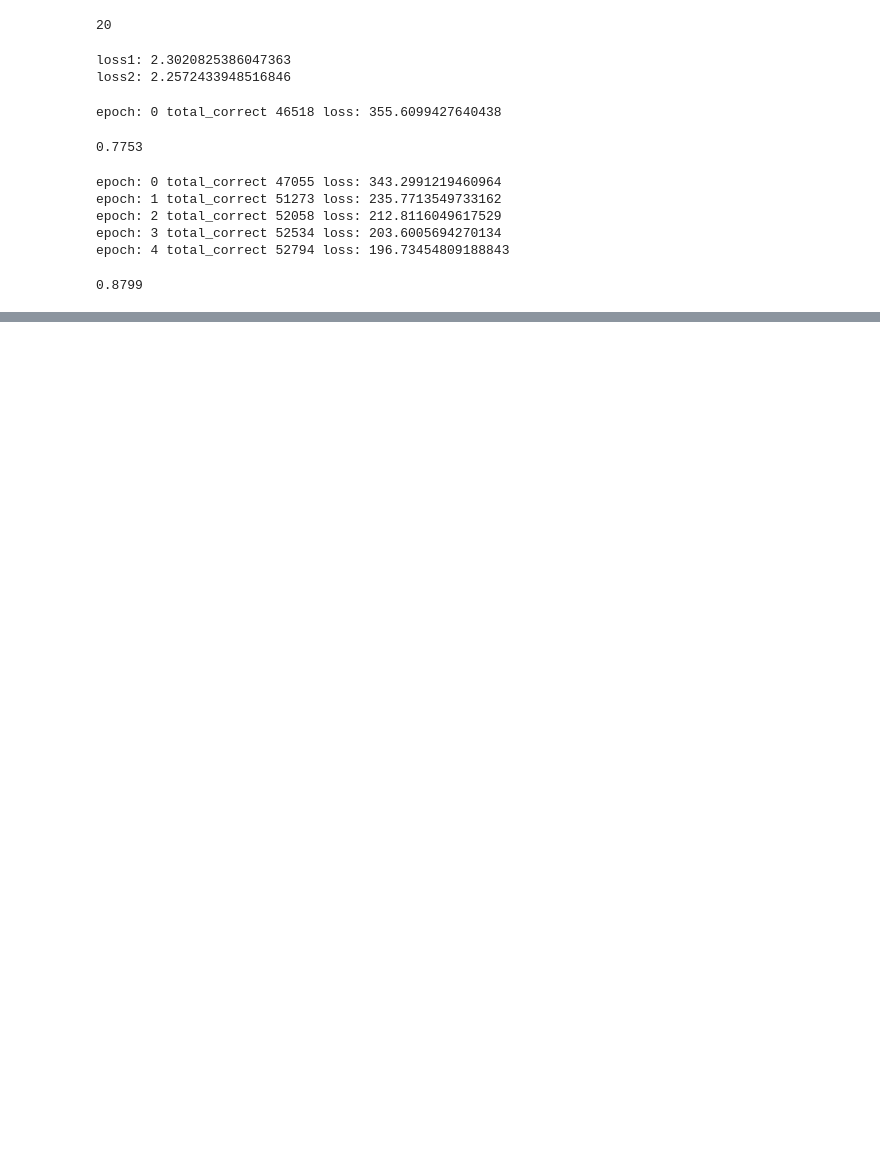
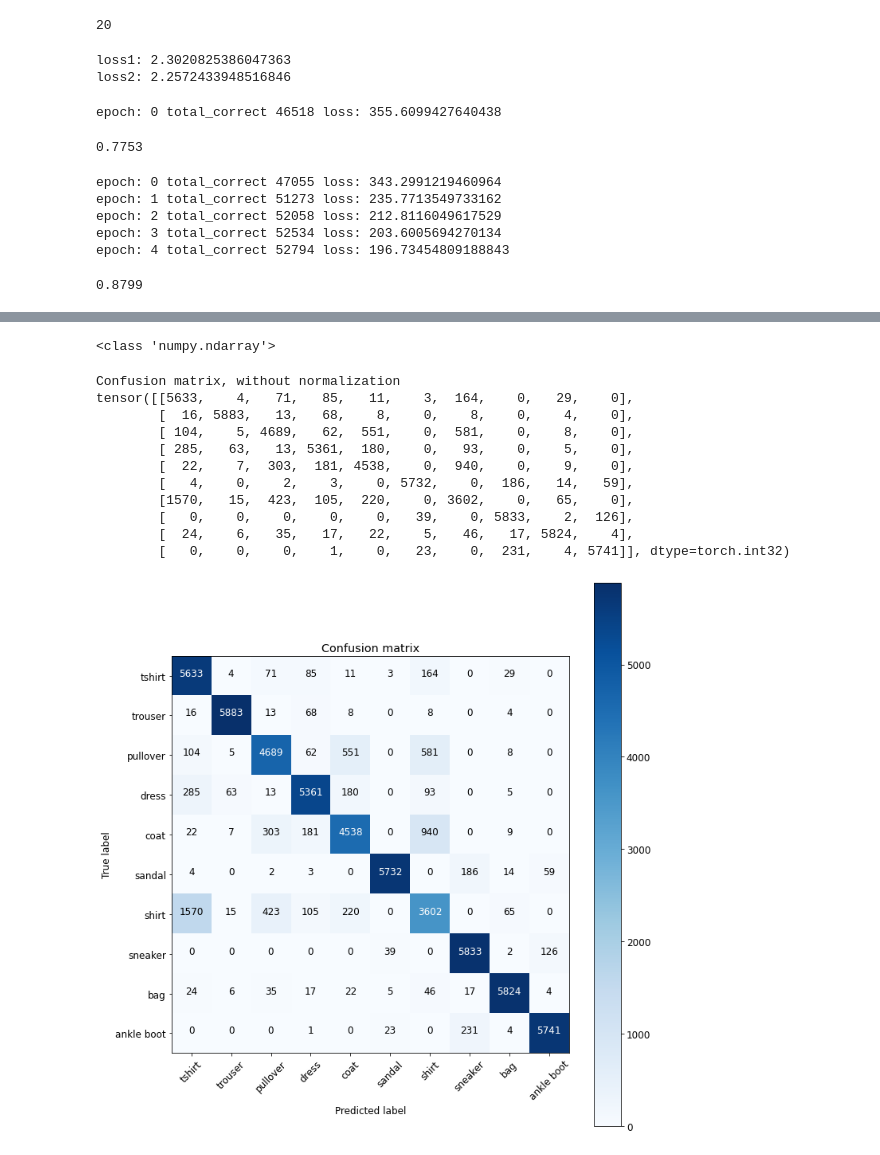
Before and after one commit to slabban/machine_learning_courses, a Jupyter notebook: pytorch_fastai/Notebooks/learning/deep_lizard/deeplizard_fashionMNIST.ipynb, the cells around one changed output, grey strips where cells are left out. Cells and saved outputs as stored; diff of their text form; code cells hidden in the pictures; blank space fills up the shorter version.

Commit message:
Continued with confusion matrix and revisited tensor ops

```diff
--- a/pytorch_fastai/Notebooks/learning/deep_lizard/deeplizard_fashionMNIST.ipynb
+++ b/pytorch_fastai/Notebooks/learning/deep_lizard/deeplizard_fashionMNIST.ipynb
@@ -608,0 +677,4 @@ print(model_accuracy)
+# %%
+# Lets now create a tensor to represent the confusion matrix
+cMat = torch.zeros(10,10, dtype=torch.int32)
+cMat
@@ -608,0 +692,5 @@ print(model_accuracy)
+# %%
+# going through our stacked values, we can increment the respective correct slot
+for p in stacked:
+  tl,pl = p.tolist()
+  cMat[tl,pl] = cMat[tl,pl]+1
@@ -608,0 +716,49 @@ print(model_accuracy)
+# %%
+conf_mat = confusion_matrix(train_set.targets, train_preds.argmax(dim=1))
+print(type(conf_mat))
+# %% [output]
+<class 'numpy.ndarray'>
+# %%
+# Using Chris' function for plotting the confusion matrix
+# source: https://deeplizard.com/learn/video/0LhiS6yu2qQ
+def plot_confusion_matrix(cm, classes, normalize=False, title='Confusion matrix', cmap=plt.cm.Blues):
+    if normalize:
+        cm = cm.astype('float') / cm.sum(axis=1)[:, np.newaxis]
+        print("Normalized confusion matrix")
+    else:
+        print('Confusion matrix, without normalization')
+
+    print(cm)
+    plt.imshow(cm, interpolation='nearest', cmap=cmap)
+    plt.title(title)
+    plt.colorbar()
+    tick_marks = np.arange(len(classes))
+    plt.xticks(tick_marks, classes, rotation=45)
+    plt.yticks(tick_marks, classes)
+
+    fmt = '.2f' if normalize else 'd'
+    thresh = cm.max() / 2.
+    for i, j in itertools.product(range(cm.shape[0]), range(cm.shape[1])):
+        plt.text(j, i, format(cm[i, j], fmt), horizontalalignment="center", color="white" if cm[i, j] > thresh else "black")
+
+    plt.tight_layout()
+    plt.ylabel('True label')
+    plt.xlabel('Predicted label')
+# %%
+
+names = ('tshirt', 'trouser','pullover', 'dress', 'coat','sandal','shirt','sneaker','bag','ankle boot')
+plt.figure(figsize=(10,10))
+plot_confusion_matrix(cMat, names)
+# %% [output]
+Confusion matrix, without normalization
+tensor([[5633,    4,   71,   85,   11,    3,  164,    0,   29,    0],
+        [  16, 5883,   13,   68,    8,    0,    8,    0,    4,    0],
+        [ 104,    5, 4689,   62,  551,    0,  581,    0,    8,    0],
+        [ 285,   63,   13, 5361,  180,    0,   93,    0,    5,    0],
+        [  22,    7,  303,  181, 4538,    0,  940,    0,    9,    0],
+        [   4,    0,    2,    3,    0, 5732,    0,  186,   14,   59],
+        [1570,   15,  423,  105,  220,    0, 3602,    0,   65,    0],
+        [   0,    0,    0,    0,    0,   39,    0, 5833,    2,  126],
+        [  24,    6,   35,   17,   22,    5,   46,   17, 5824,    4],
+        [   0,    0,    0,    1,    0,   23,    0,  231,    4, 5741]], dtype=torch.int32)
+[figure, added]
```
Also changed, not shown: parts of 12 cells of this notebook, 1 other file.
